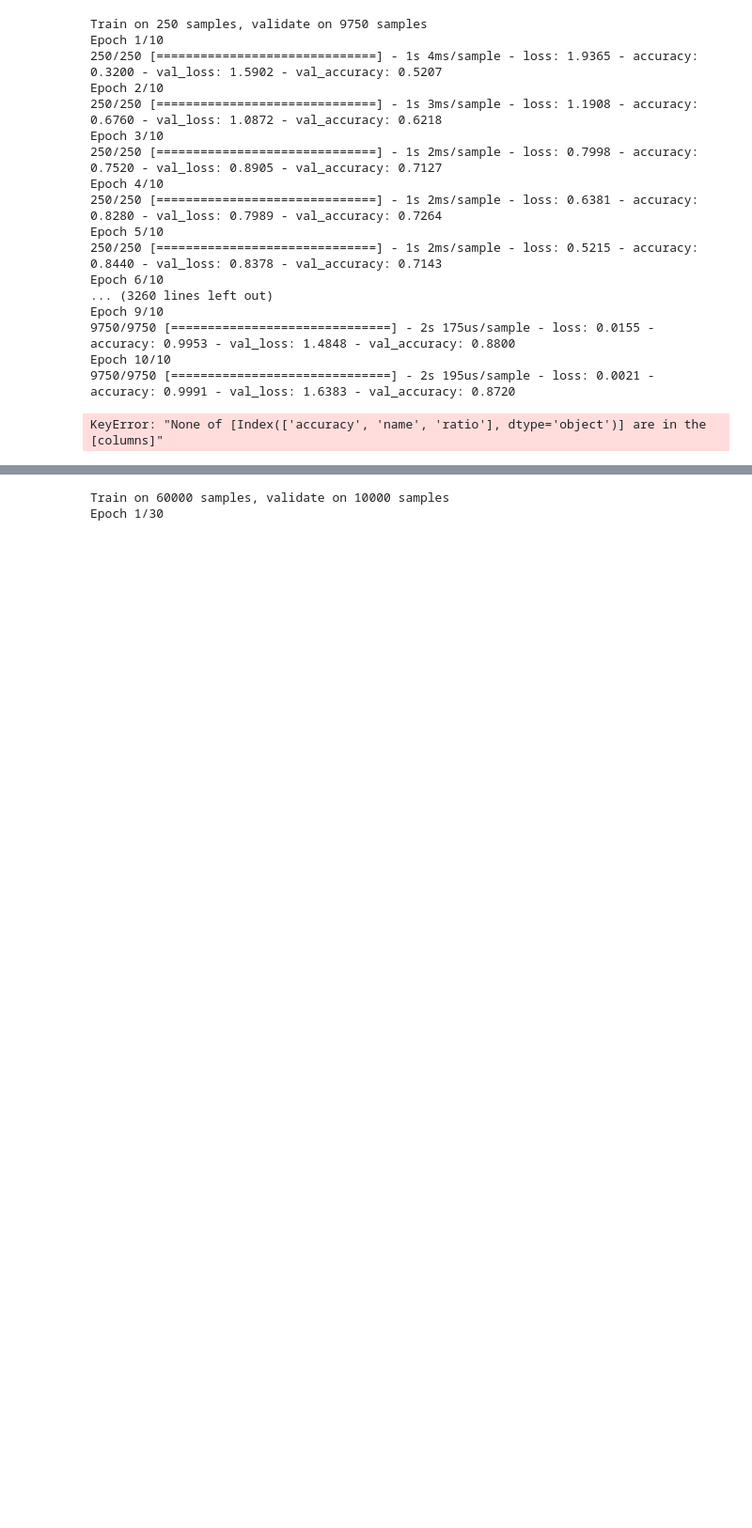
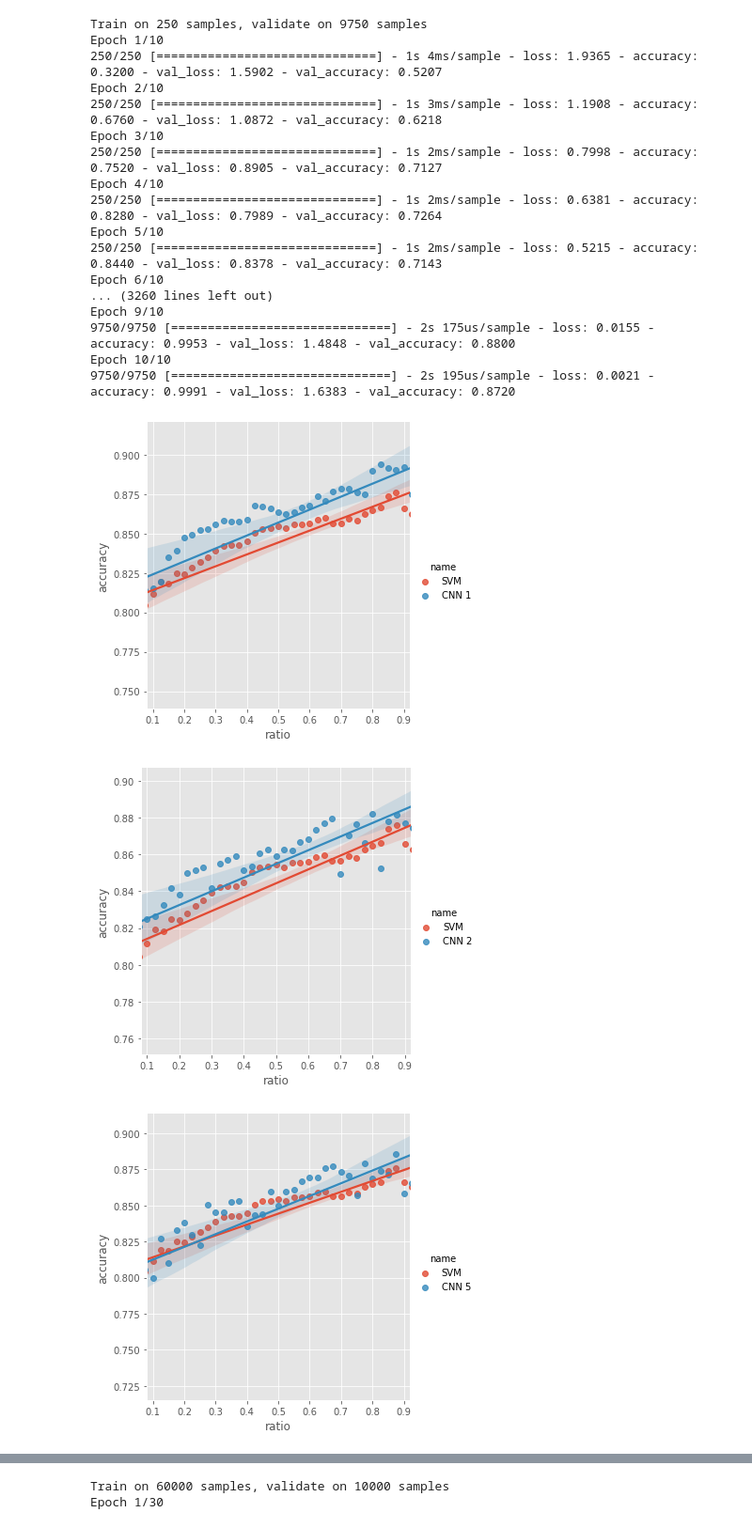
Before and after one commit to tomekzaw/agh_sem6_ml_proj, a Jupyter notebook: cnn.ipynb, the cells around one changed output, grey strips where cells are left out. Shown at 94% size. Drawn from its saved outputs; the diff is of its cells as text; code cells hidden in the pictures; blank space fills up the shorter version.

```diff
--- a/cnn.ipynb
+++ b/cnn.ipynb
@@ -164,19 +164,21 @@ Epoch 10/10
 # %%
 results_3a_1.columns = results_3a_2.columns = results_3a_5.columns = results_3a_10.columns = ['ratio', 'accuracy', 'name']
 
 concat_1  = pd.concat((results_3a_svm, results_3a_1))
 concat_2  = pd.concat((results_3a_svm, results_3a_2))
 concat_5  = pd.concat((results_3a_svm, results_3a_5))
 concat_10 = pd.concat((results_3a_svm, results_3a_10))
 
 def plot(data, filename):
     ax = sns.lmplot(x='ratio', y='accuracy', hue='name', data=data)
     ax.set(xlim=(0.08, 0.92))
     ax.savefig(filename)
 
-plot(results_3a_1,  'cnn_1.svg')
+plot(concat_1,  'cnn_1.svg')
 plot(concat_2,  'cnn_2.svg')
 plot(concat_5,  'cnn_5.svg')
 plot(concat_10, 'cnn_10.svg')
 # %% [output]
-KeyError: "None of [Index(['accuracy', 'name', 'ratio'], dtype='object')] are in the [columns]"
+[figure, added]
+[figure, added]
+[figure, added]
```
Also changed, not shown: parts of 1 cell of this notebook.
